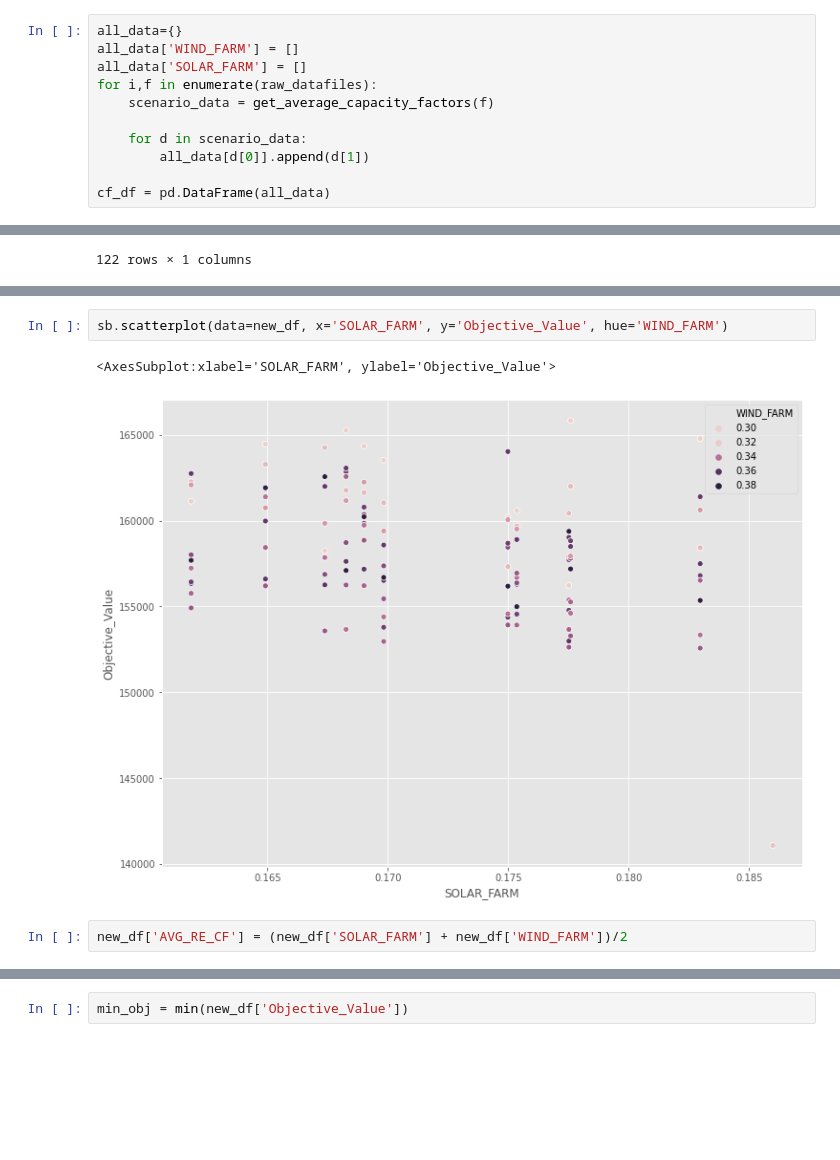
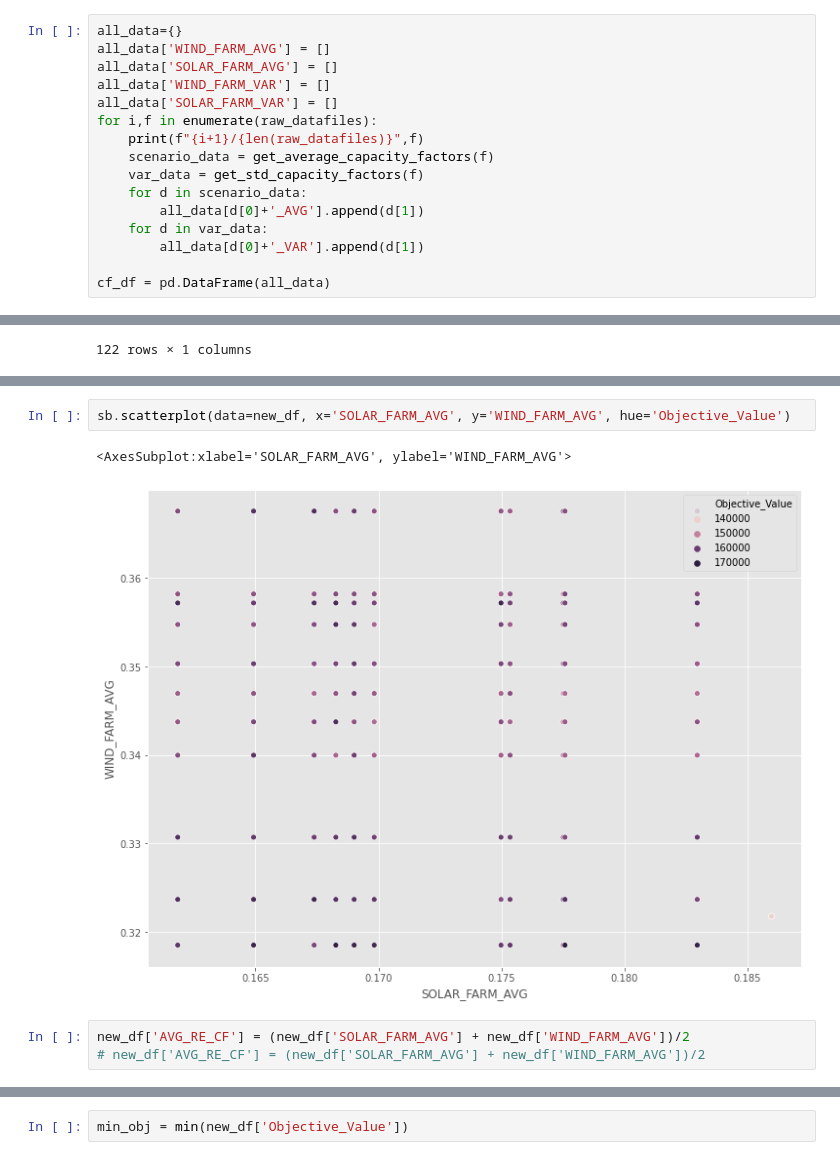
Before and after one commit to samgdotson/2021-dotson-ms, a Jupyter notebook: analysis/capacity_factor_correlations.ipynb, the cells around one changed output, grey strips where cells are left out. Drawn from its saved outputs; the diff is of its cells as text; blank space fills up the shorter version.

Commit message:
adjusts plots

```diff
--- a/analysis/capacity_factor_correlations.ipynb
+++ b/analysis/capacity_factor_correlations.ipynb
@@ -52,11 +84,16 @@ def get_average_capacity_factors(filepath):
 # %%
 all_data={}
-all_data['WIND_FARM'] = []
-all_data['SOLAR_FARM'] = []
+all_data['WIND_FARM_AVG'] = []
+all_data['SOLAR_FARM_AVG'] = []
+all_data['WIND_FARM_VAR'] = []
+all_data['SOLAR_FARM_VAR'] = []
 for i,f in enumerate(raw_datafiles):
+    print(f"{i+1}/{len(raw_datafiles)}",f)
     scenario_data = get_average_capacity_factors(f)
-
+    var_data = get_std_capacity_factors(f)
     for d in scenario_data:
-        all_data[d[0]].append(d[1])
+        all_data[d[0]+'_AVG'].append(d[1])
+    for d in var_data:
+        all_data[d[0]+'_VAR'].append(d[1])
 
 cf_df = pd.DataFrame(all_data)
@@ -118,10 +173,11 @@ sb.pairplot(new_df)
 # %%
-sb.scatterplot(data=new_df, x='SOLAR_FARM', y='Objective_Value', hue='WIND_FARM')
+sb.scatterplot(data=new_df, x='SOLAR_FARM_AVG', y='WIND_FARM_AVG', hue='Objective_Value')
 # %% [output]
-<AxesSubplot:xlabel='SOLAR_FARM', ylabel='Objective_Value'>
+<AxesSubplot:xlabel='SOLAR_FARM_AVG', ylabel='WIND_FARM_AVG'>
-[figure, old version]
+[figure, new version]
 # %%
-new_df['AVG_RE_CF'] = (new_df['SOLAR_FARM'] + new_df['WIND_FARM'])/2
+new_df['AVG_RE_CF'] = (new_df['SOLAR_FARM_AVG'] + new_df['WIND_FARM_AVG'])/2
+# new_df['AVG_RE_CF'] = (new_df['SOLAR_FARM_AVG'] + new_df['WIND_FARM_AVG'])/2
 # %%
 sb.pairplot(new_df)
 # %% [output]
```
Also changed, not shown: parts of 40 cells of this notebook, 17 other files.
